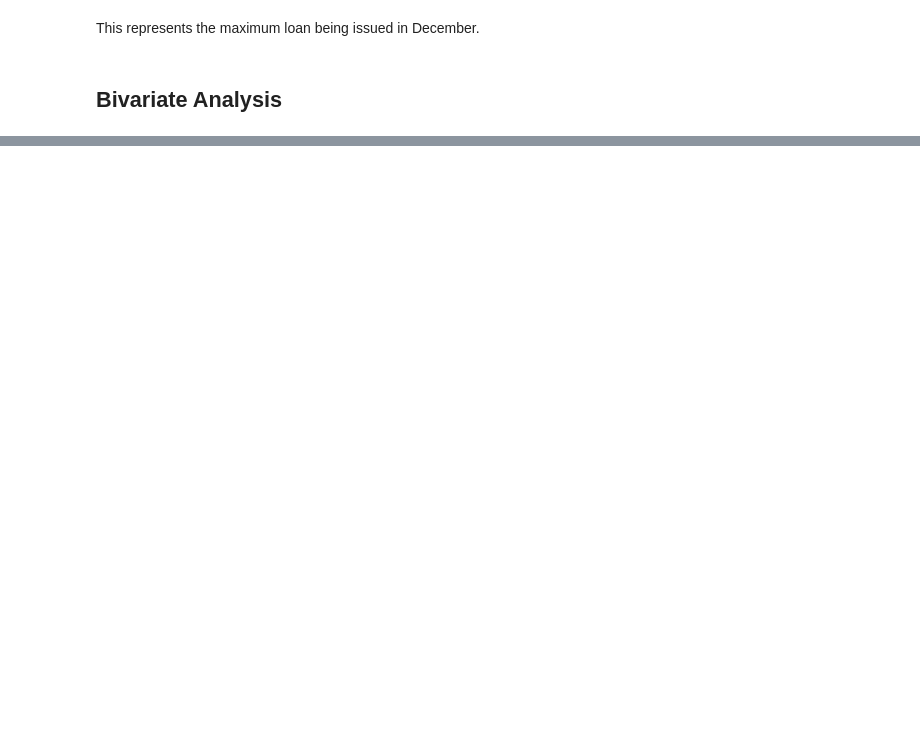
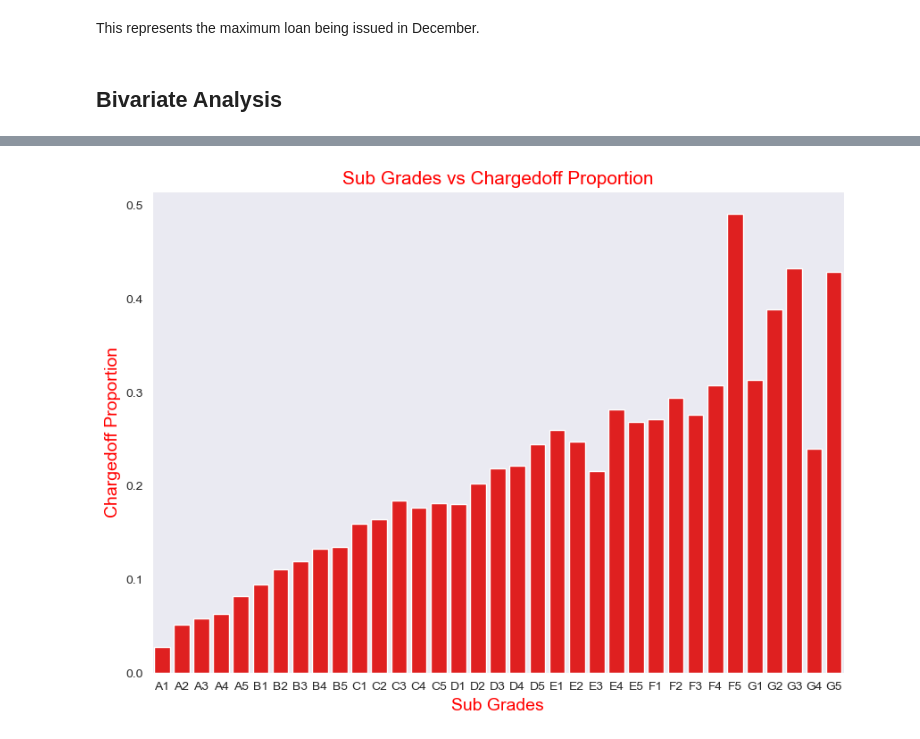
Before and after one commit to chetnapriyadarshini/Lending_Club_Case_Study_EDA, a Jupyter notebook: Group_Facilitator_Name.ipynb, the cells around one changed output, grey strips where cells are left out. Drawn from its saved outputs; the diff is of its cells as text; code cells hidden in the pictures; blank space fills up the shorter version.

```diff
--- a/Group_Facilitator_Name.ipynb
+++ b/Group_Facilitator_Name.ipynb
@@ -735,0 +866,7 @@ This represents the maximum loan being issued in December.
+# %%
+#   Sub Grades Vs Charged Off proportions
+
+subgrade_vs_loan = loanData.groupby(['sub_grade', 'loan_status']).loan_status.count().unstack().fillna(0).reset_index()
+subgrade_vs_loan['Total'] = subgrade_vs_loan['Charged Off'] + subgrade_vs_loan['Current'] + subgrade_vs_loan['Fully Paid']
+subgrade_vs_loan['Chargedoff_Proportion'] = subgrade_vs_loan['Charged Off'] / subgrade_vs_loan['Total']
+subgrade_vs_loan.sort_values('Chargedoff_Proportion', ascending=False)
@@ -735,0 +891,11 @@ This represents the maximum loan being issued in December.
+# %%
+#   Lets plot the figure
+
+fig, ax1 = plt.subplots(figsize=(10, 7),facecolor='w')
+ax1.set_title('Sub Grades vs Chargedoff Proportion',fontsize=15,color='r')
+ax1=sns.barplot(x='sub_grade', y='Chargedoff_Proportion', data=subgrade_vs_loan,color='red')
+ax1.set_xlabel('Sub Grades',fontsize=14,color='r')
+ax1.set_ylabel('Chargedoff Proportion',fontsize=14,color = 'r')
+plt.show()
+# %% [output]
+[figure, added]
```
Also changed, not shown: parts of 25 cells of this notebook.
